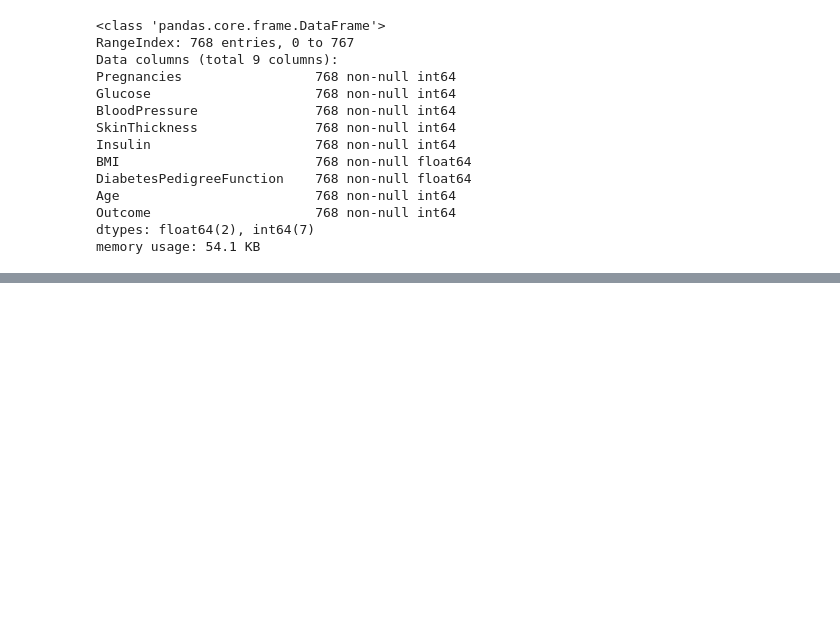
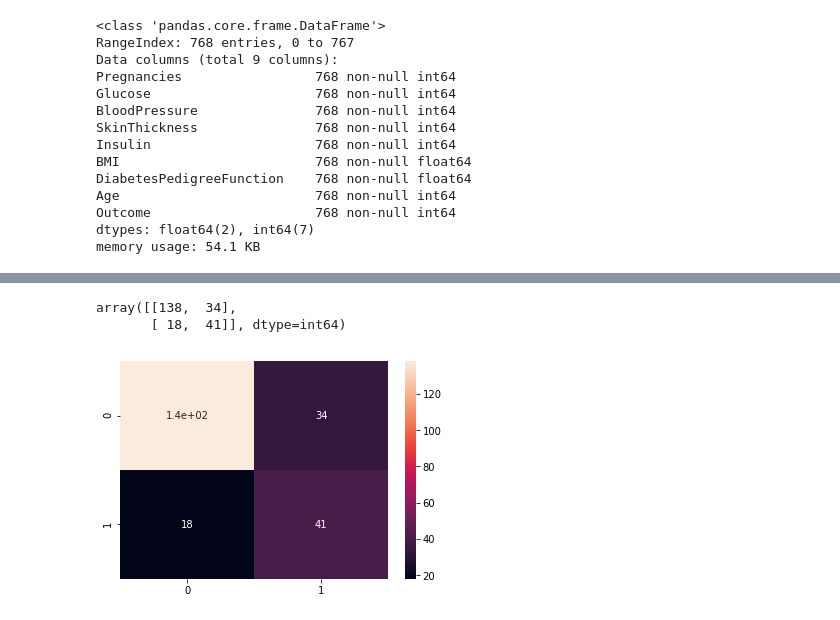
Before and after one commit to gfontes123/ML_algorithms, a Jupyter notebook: ML_algoritmos.ipynb, the cells around one changed output, grey strips where cells are left out. Cells and saved outputs as stored; diff of their text form; code cells hidden in the pictures; blank space fills up the shorter version.

```diff
--- a/ML_algoritmos.ipynb
+++ b/ML_algoritmos.ipynb
@@ -79,0 +129,15 @@ memory usage: 54.1 KB
+# %%
+#SVM
+from sklearn.svm import SVC
+svc = SVC(random_state=0)
+# %%
+svc.fit(x_train,y_train)
+svc_predictions = svc.predict(x_test)
+# %%
+CM_svc = confusion_matrix(svc_predictions, y_test)
+sns.heatmap(CM_svc, annot=True)
+CM_svc
+# %% [output]
+array([[138,  34],
+       [ 18,  41]], dtype=int64)
+[figure, added]
```
Also changed, not shown: parts of 8 cells of this notebook.
